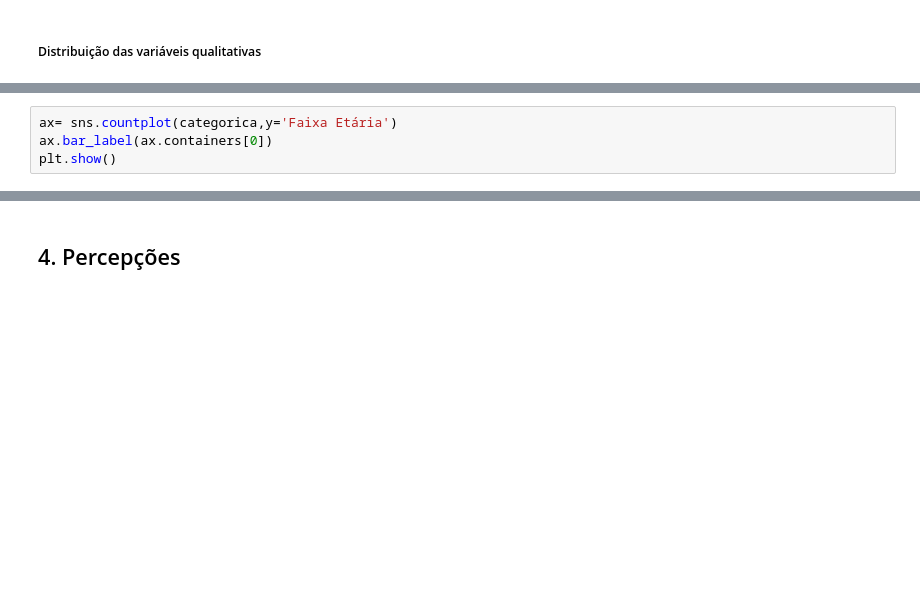
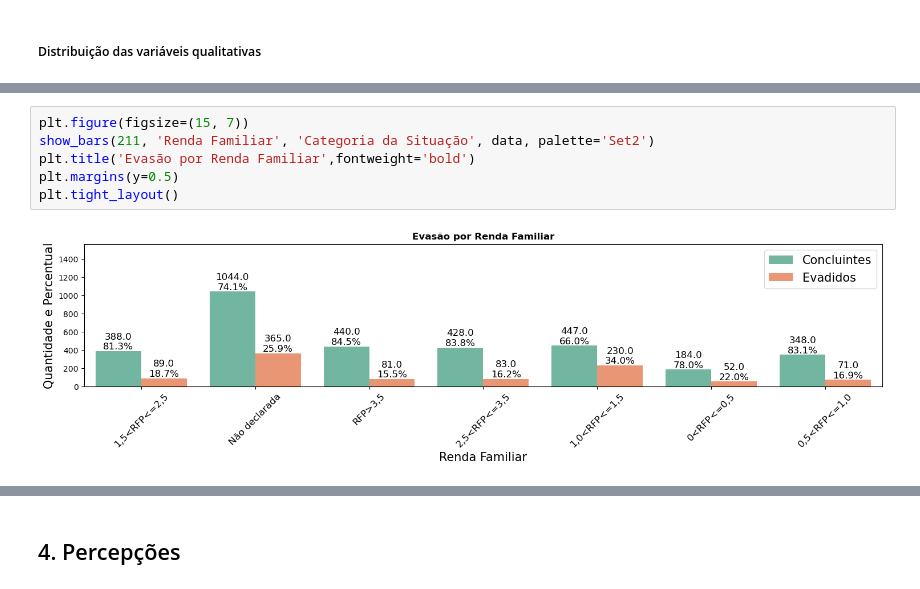
Before and after one commit to Geraldomendes/SchoolDropoutPrediction, a Jupyter notebook: notebooks/02-exploratory_data_analysis.ipynb, the cells around one changed output, grey strips where cells are left out. Saved outputs shown, nothing was run; the diff lists cells and outputs as text; blank space fills up the shorter version.

```diff
--- a/notebooks/02-exploratory_data_analysis.ipynb
+++ b/notebooks/02-exploratory_data_analysis.ipynb
@@ -126,4 +119,0 @@ sns.set_theme(style="whitegrid")
-# %%
-ax= sns.countplot(categorica,y='Faixa Etária')
-ax.bar_label(ax.containers[0])
-plt.show()
@@ -139,0 +160,8 @@ plt.show()
+# %%
+plt.figure(figsize=(15, 7))
+show_bars(211, 'Renda Familiar', 'Categoria da Situação', data, palette='Set2')
+plt.title('Evasão por Renda Familiar',fontweight='bold')
+plt.margins(y=0.5)
+plt.tight_layout()
+# %% [output]
+[figure, added]
```
Also changed, not shown: parts of 24 cells of this notebook, 1 other file.
